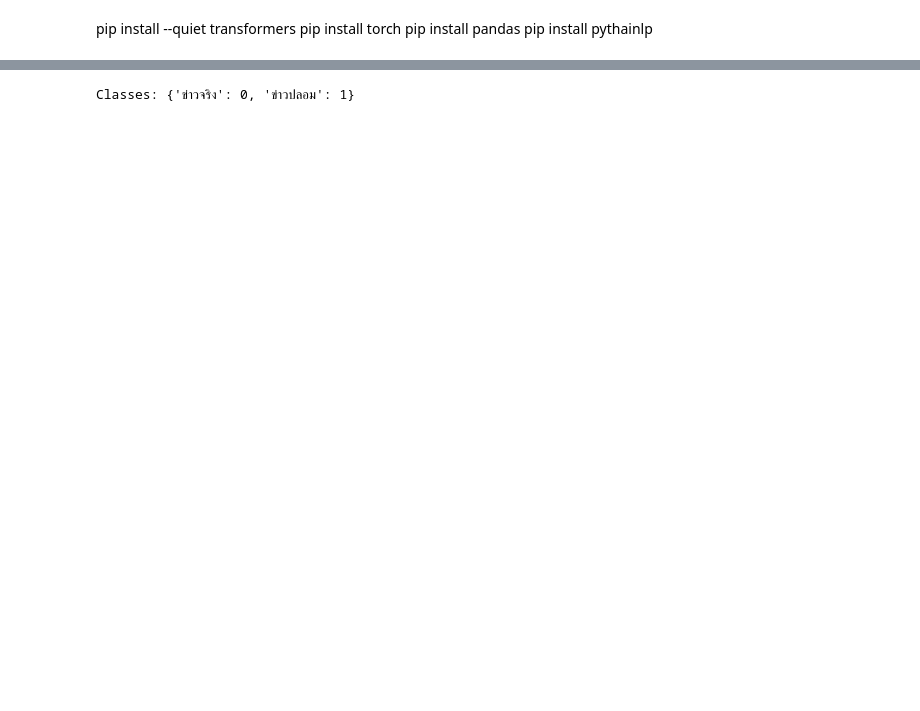
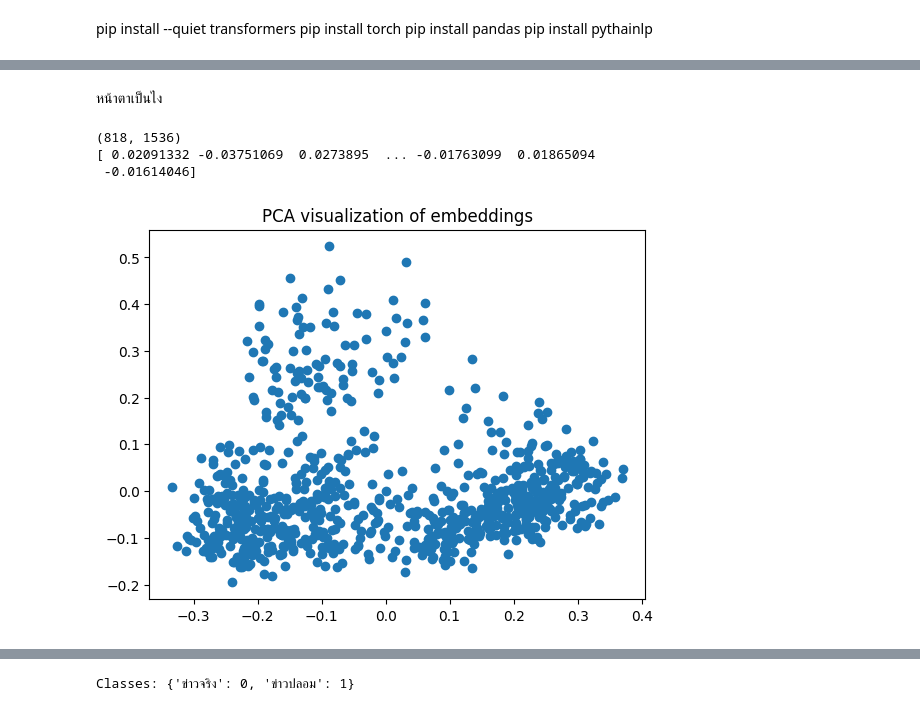
Before and after one commit to TtPeeraphat/Project_Thaifakenews, a Jupyter notebook: main.ipynb, the cells around one changed output, grey strips where cells are left out. Drawn from its saved outputs; the diff is of its cells as text; code cells hidden in the pictures; blank space fills up the shorter version.

```diff
--- a/main.ipynb
+++ b/main.ipynb
@@ -190,6 +189,8 @@ def get_bert_embedding_from_tokens(tokens, max_length=128, use_mean_pool=False):
     else:
         emb = outputs.last_hidden_state[:, 0, :].squeeze(0).cpu().numpy()  # CLS
     return emb
+# %% [markdown]
+หน้าตาเป็นไง
 # %%
 # 6) สร้าง embedding
 use_content = True
@@ -200,3 +201,24 @@ if use_content:
 else:
     x_np = title_emb
 x_np = normalize(x_np, norm='l2', axis=1)
+# %%
+import pandas as pd
+pd.DataFrame(x_np).head()
+
+print(x_np.shape)   # ดูขนาด เช่น (จำนวนเอกสาร, ขนาดเวกเตอร์)
+print(x_np[0])      # ดู embedding ของตัวอย่างแรก
+# %% [output]
+(818, 1536)
+[ 0.02091332 -0.03751069  0.0273895  ... -0.01763099  0.01865094
+ -0.01614046]
+# %%
+from sklearn.decomposition import PCA
+
+pca = PCA(n_components=2)
+x_2d = pca.fit_transform(x_np)
+
+plt.scatter(x_2d[:,0], x_2d[:,1])
+plt.title("PCA visualization of embeddings")
+plt.show()
+# %% [output]
+[figure, added]
```
Also changed, not shown: parts of 23 cells of this notebook, 2 other files.
